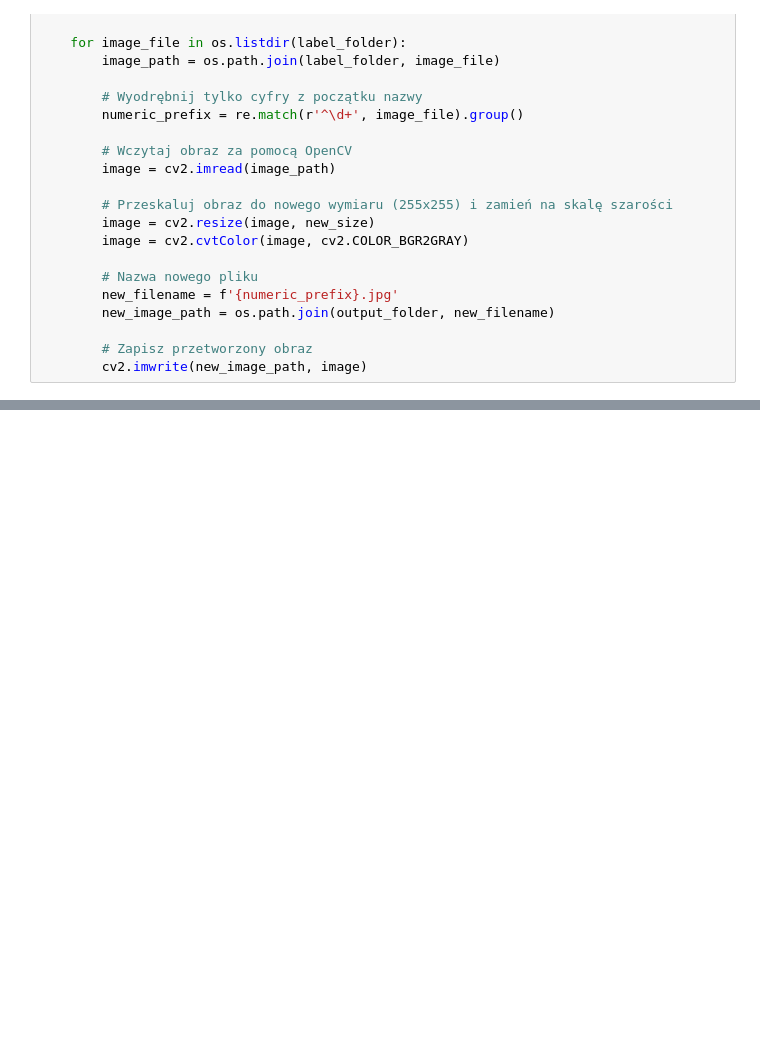
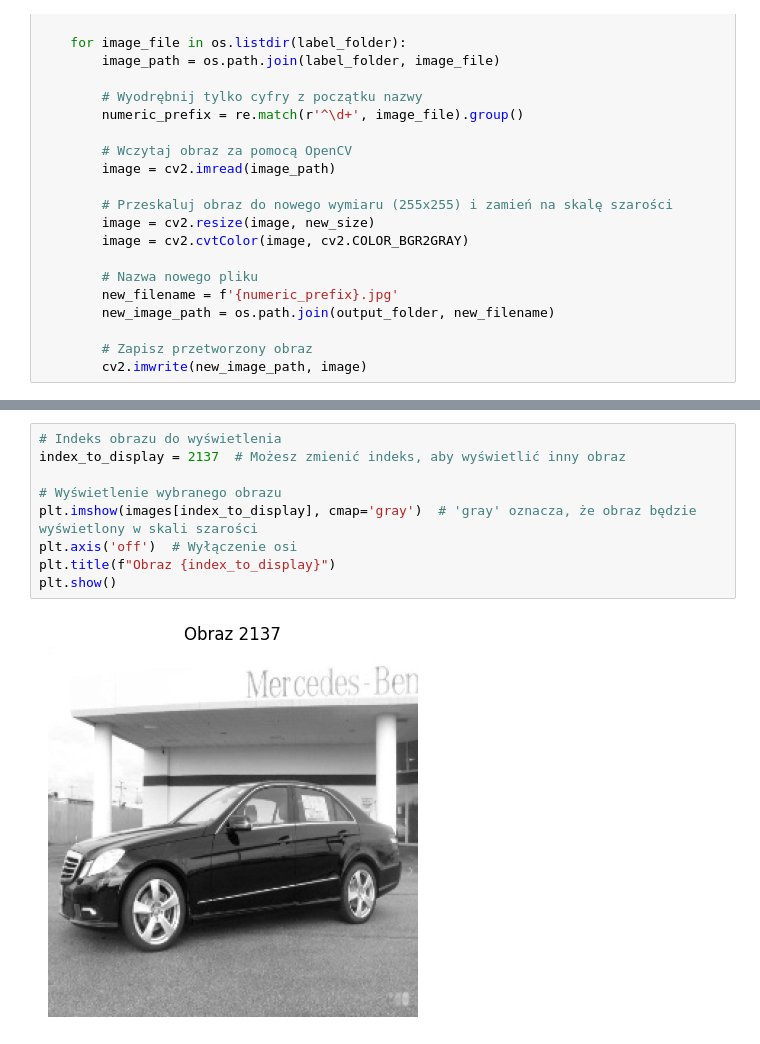
Before and after one commit to Czarkowski/ITML_Project, a Jupyter notebook: main.ipynb, the cells around one changed output, grey strips where cells are left out. Saved outputs shown, nothing was run; the diff lists cells and outputs as text; blank space fills up the shorter version.

```diff
--- a/main.ipynb
+++ b/main.ipynb
@@ -100,0 +131,11 @@ print(f'{labels.shape}   {images.shape}')
+# %%
+# Indeks obrazu do wyświetlenia
+index_to_display = 2137  # Możesz zmienić indeks, aby wyświetlić inny obraz
+
+# Wyświetlenie wybranego obrazu
+plt.imshow(images[index_to_display], cmap='gray')  # 'gray' oznacza, że obraz będzie wyświetlony w skali szarości
+plt.axis('off')  # Wyłączenie osi
+plt.title(f"Obraz {index_to_display}")
+plt.show()
+# %% [output]
+[figure, added]
```
Also changed, not shown: parts of 7 cells of this notebook.
